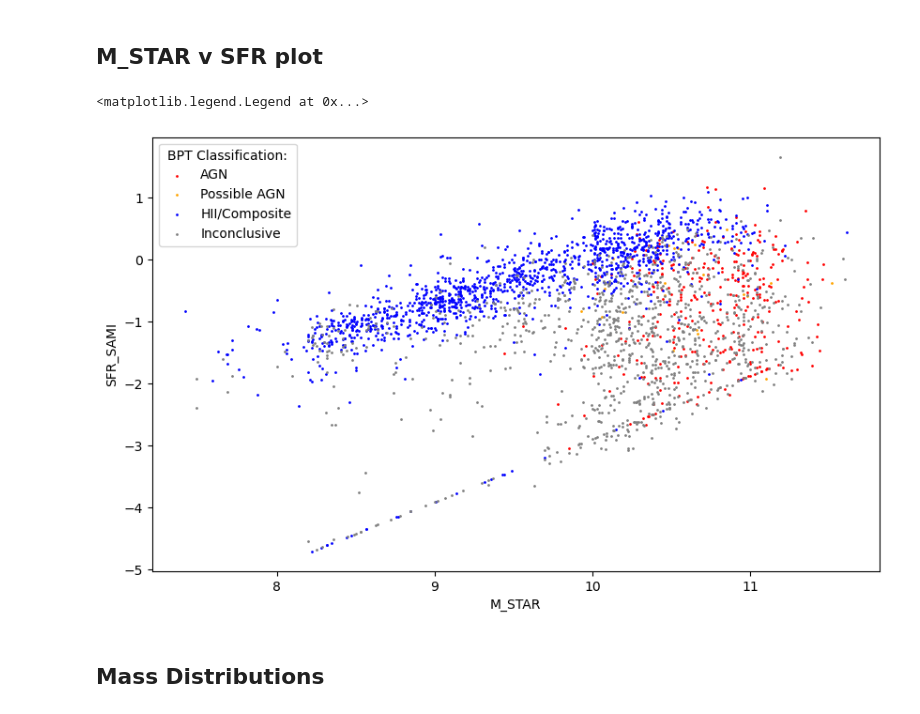
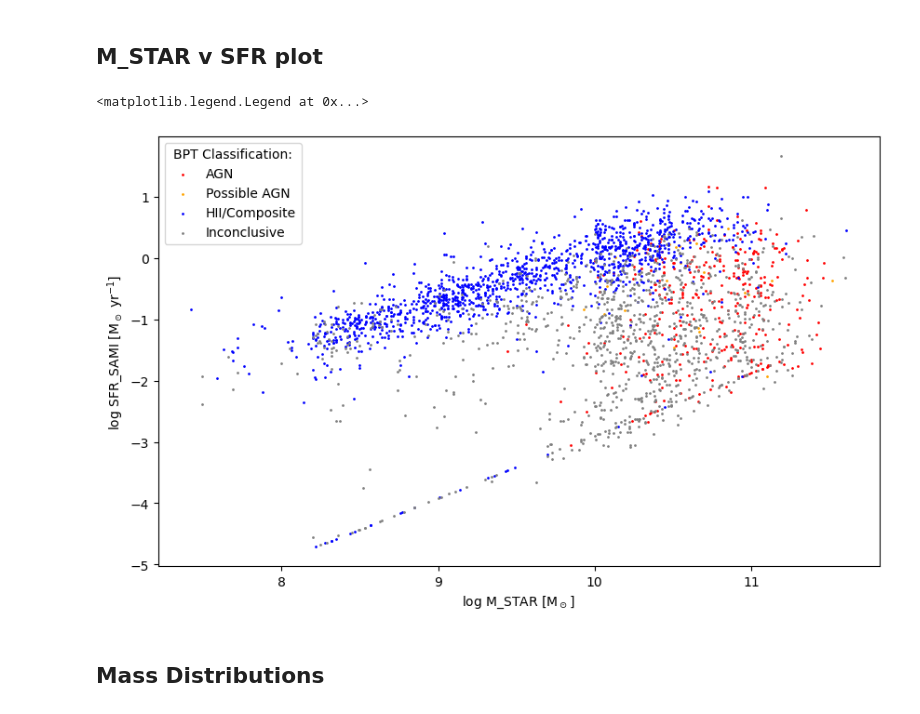
Before and after one commit to mspan4/sami_tools_smc_mspa4681, a Jupyter notebook: Code/AGN_statistics.ipynb, the cells around one changed output. Drawn from its saved outputs; the diff is of its cells as text; code cells hidden in the pictures.

```diff
--- a/Code/AGN_statistics.ipynb
+++ b/Code/AGN_statistics.ipynb
@@ -112,20 +119,21 @@ plt.show()
 # %%
 M_STAR_array = Summary_table_hdu['M_STAR']
 SFR_SAMI_array = Summary_table_hdu['SFR_SAMI']
 
 plt.figure(figsize=(10, 6))
 
 for category, (mask, colour) in BPT_classification_dict.items():
+
     if np.any(mask):
         plt.scatter(M_STAR_array[mask], SFR_SAMI_array[mask], s=1, label=category, color=colour)
 
-plt.xlabel('M_STAR')
-plt.ylabel('SFR_SAMI')
+plt.xlabel('log M_STAR [M$_\\odot$]')
+plt.ylabel('log SFR_SAMI [M$_\\odot$ yr$^{-1}$]')
 
 plt.legend(title='BPT Classification:')
 # %% [output]
 <matplotlib.legend.Legend at 0x...>
-[figure, old version]
+[figure, new version]
 # %% [markdown]
 ## Mass Distributions
 # %%
```
Also changed, not shown: parts of 7 cells of this notebook, 3 other files.
